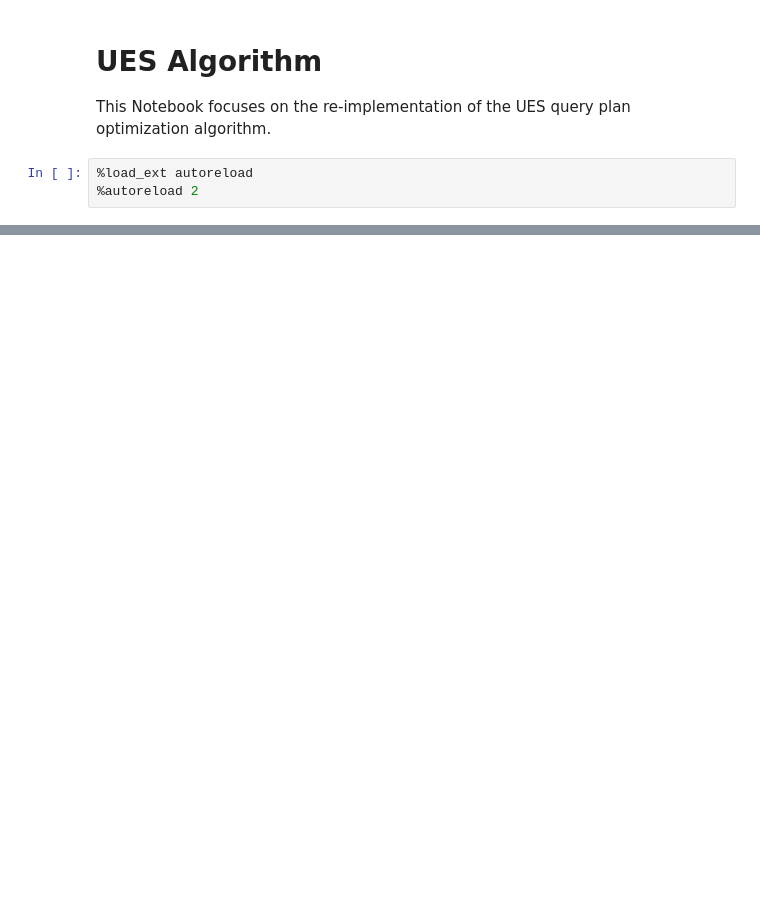
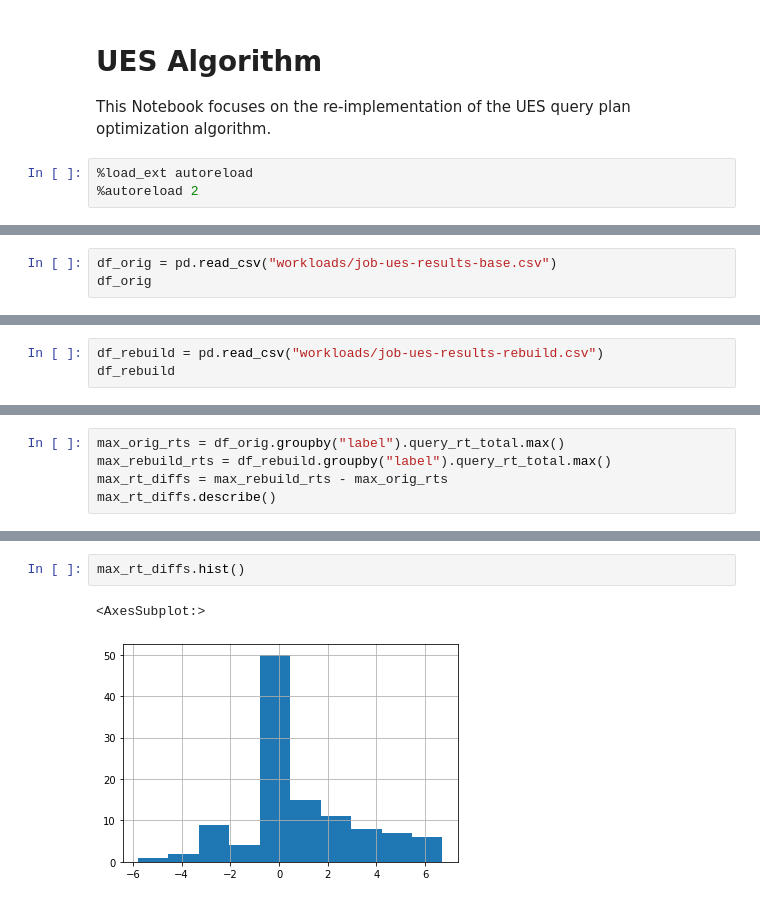
Before and after one commit to rbergm/PostBOUND, a Jupyter notebook: ues/UES_Algorithm.ipynb, the cells around one changed output, grey strips where cells are left out. Drawn from its saved outputs; the diff is of its cells as text; blank space fills up the shorter version.

```diff
--- a/ues/UES_Algorithm.ipynb
+++ b/ues/UES_Algorithm.ipynb
@@ -86,0 +21,3 @@ cast_info AS ci || {'pk_fk_join': False, 'predicate': [ci.person_id = an.person_
+# %%
+df_orig = pd.read_csv("workloads/job-ues-results-base.csv")
+df_orig
@@ -86,0 +38,3 @@ cast_info AS ci || {'pk_fk_join': False, 'predicate': [ci.person_id = an.person_
+# %%
+df_rebuild = pd.read_csv("workloads/job-ues-results-rebuild.csv")
+df_rebuild
@@ -86,0 +72,5 @@ cast_info AS ci || {'pk_fk_join': False, 'predicate': [ci.person_id = an.person_
+# %%
+max_orig_rts = df_orig.groupby("label").query_rt_total.max()
+max_rebuild_rts = df_rebuild.groupby("label").query_rt_total.max()
+max_rt_diffs = max_rebuild_rts - max_orig_rts
+max_rt_diffs.describe()
@@ -86,0 +102,5 @@ cast_info AS ci || {'pk_fk_join': False, 'predicate': [ci.person_id = an.person_
+# %%
+max_rt_diffs.hist()
+# %% [output]
+<AxesSubplot:>
+[figure, added]
```
Also changed, not shown: parts of 27 cells of this notebook, 8 other files.
